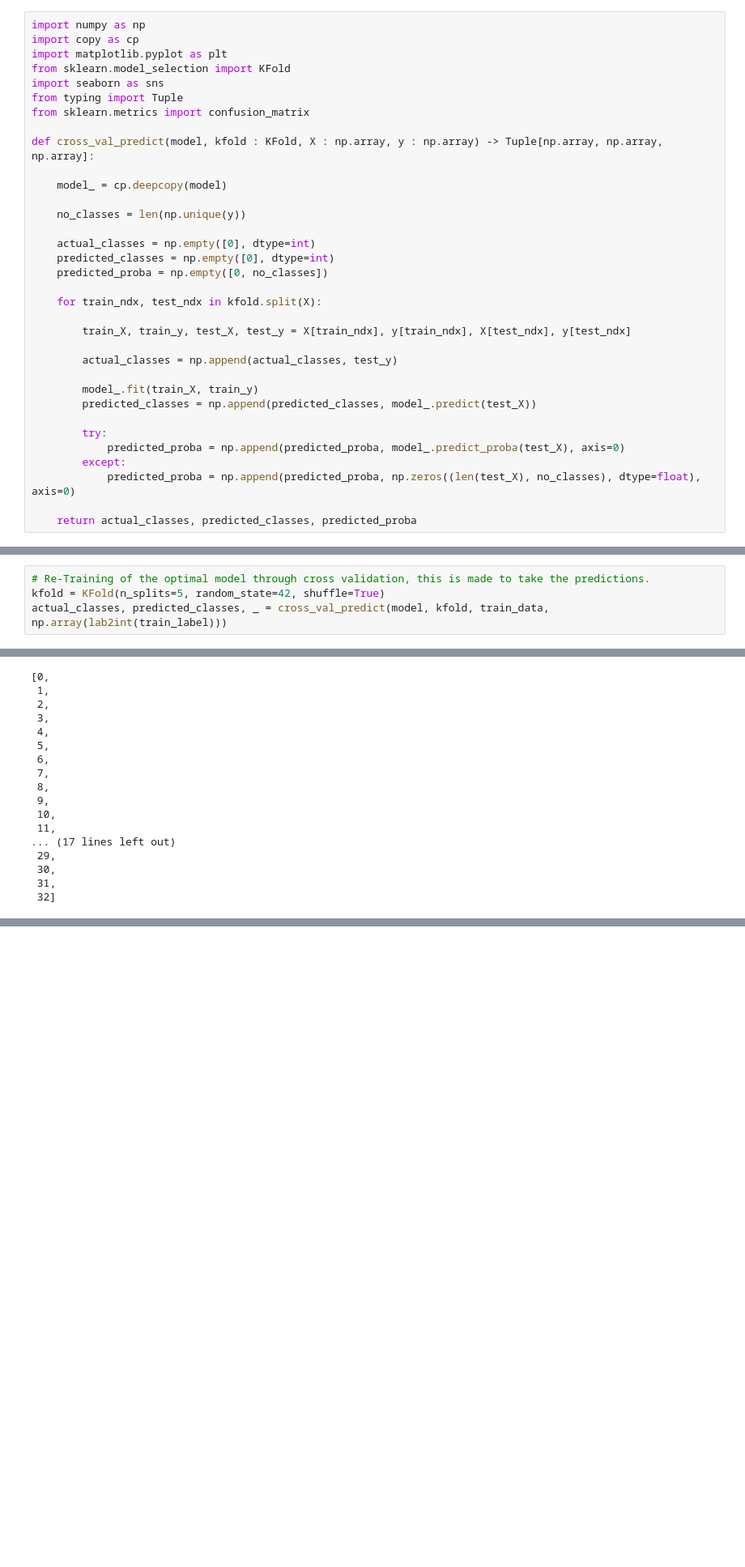
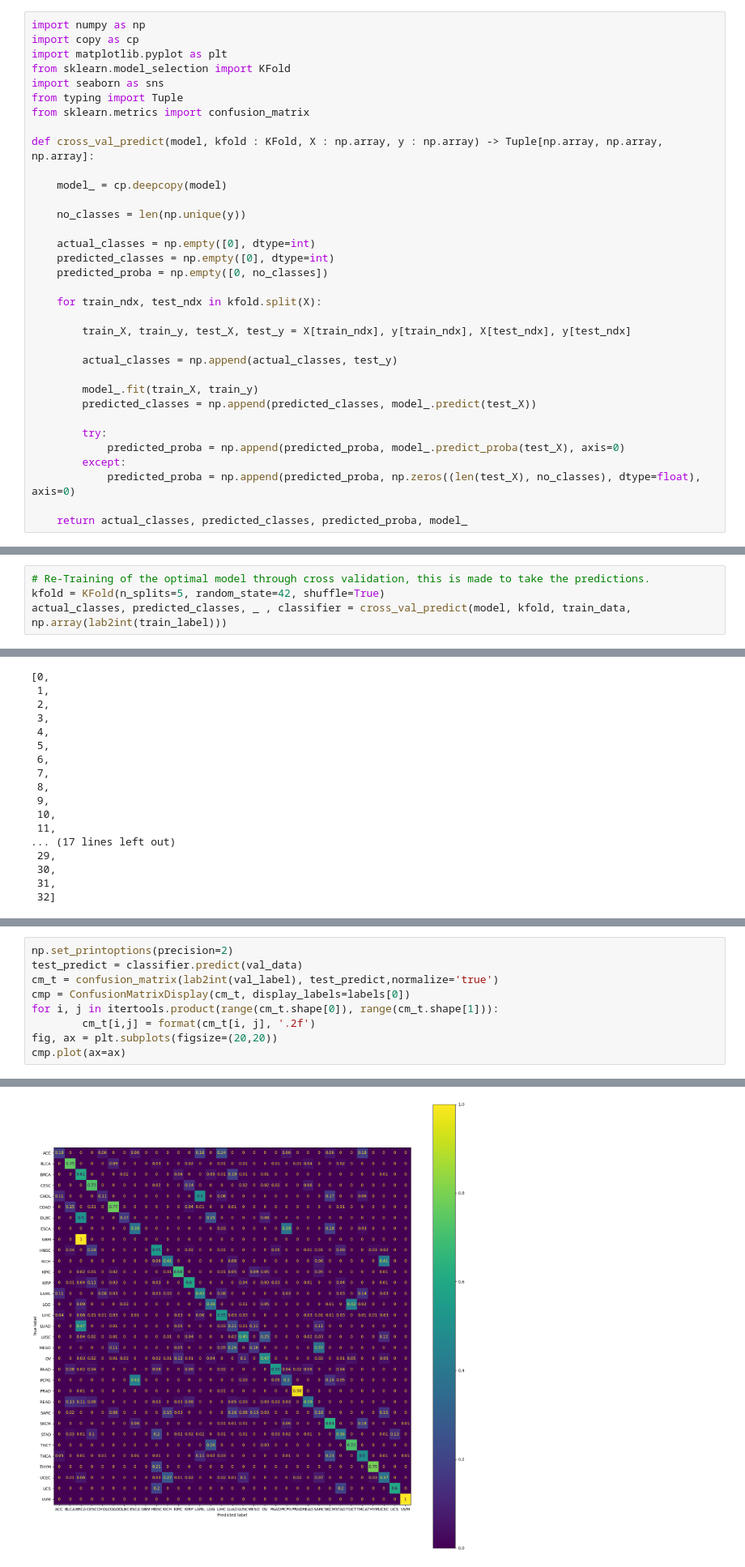
Before and after one commit to CarachinoAlessio/cancer_miRNA_classification_with_spiking_neural_network, a Jupyter notebook: representation.ipynb, the cells around one changed output, grey strips where cells are left out. Shown at 81% size. Saved outputs shown, nothing was run; the diff lists cells and outputs as text; blank space fills up the shorter version.

Commit message:
Superclass divison through confusion matrix finalized + alternative methods without using SVM
Co-authored-by: Francesco Di Gangi <FDG2801@users.noreply.github.com>

```diff
--- a/representation.ipynb
+++ b/representation.ipynb
@@ -165,7 +165,7 @@ def cross_val_predict(model, kfold : KFold, X : np.array, y : np.array) -> Tuple
         except:
             predicted_proba = np.append(predicted_proba, np.zeros((len(test_X), no_classes), dtype=float), axis=0)
 
-    return actual_classes, predicted_classes, predicted_proba
+    return actual_classes, predicted_classes, predicted_proba, model_
 # %%
 def lab2int(labels):
     lab = []
@@ -185,7 +185,7 @@ def plot_confusion_matrix(actual_classes : np.array, predicted_classes : np.arra
 # %%
 # Re-Training of the optimal model through cross validation, this is made to take the predictions.
 kfold = KFold(n_splits=5, random_state=42, shuffle=True)
-actual_classes, predicted_classes, _ = cross_val_predict(model, kfold, train_data, np.array(lab2int(train_label)))
+actual_classes, predicted_classes, _ , classifier = cross_val_predict(model, kfold, train_data, np.array(lab2int(train_label)))
 # %%
 lab2int(labels[0])
 # %% [output]
@@ -220,3 +220,13 @@ cmp.plot(ax=ax)
 # %% [output]
 <sklearn.metrics._plot.confusion_matrix.ConfusionMatrixDisplay at 0x...>
 [figure]
+# %%
+np.set_printoptions(precision=2)
+test_predict = classifier.predict(val_data)
+cm_t = confusion_matrix(lab2int(val_label), test_predict,normalize='true')
+cmp = ConfusionMatrixDisplay(cm_t, display_labels=labels[0])
+for i, j in itertools.product(range(cm_t.shape[0]), range(cm_t.shape[1])):
+        cm_t[i,j] = format(cm_t[i, j], '.2f')
+fig, ax = plt.subplots(figsize=(20,20))
+cmp.plot(ax=ax)
+# %% [output]
@@ -222,0 +234 @@ cmp.plot(ax=ax)
+[figure, added]
```
Also changed, not shown: parts of 9 cells of this notebook.
